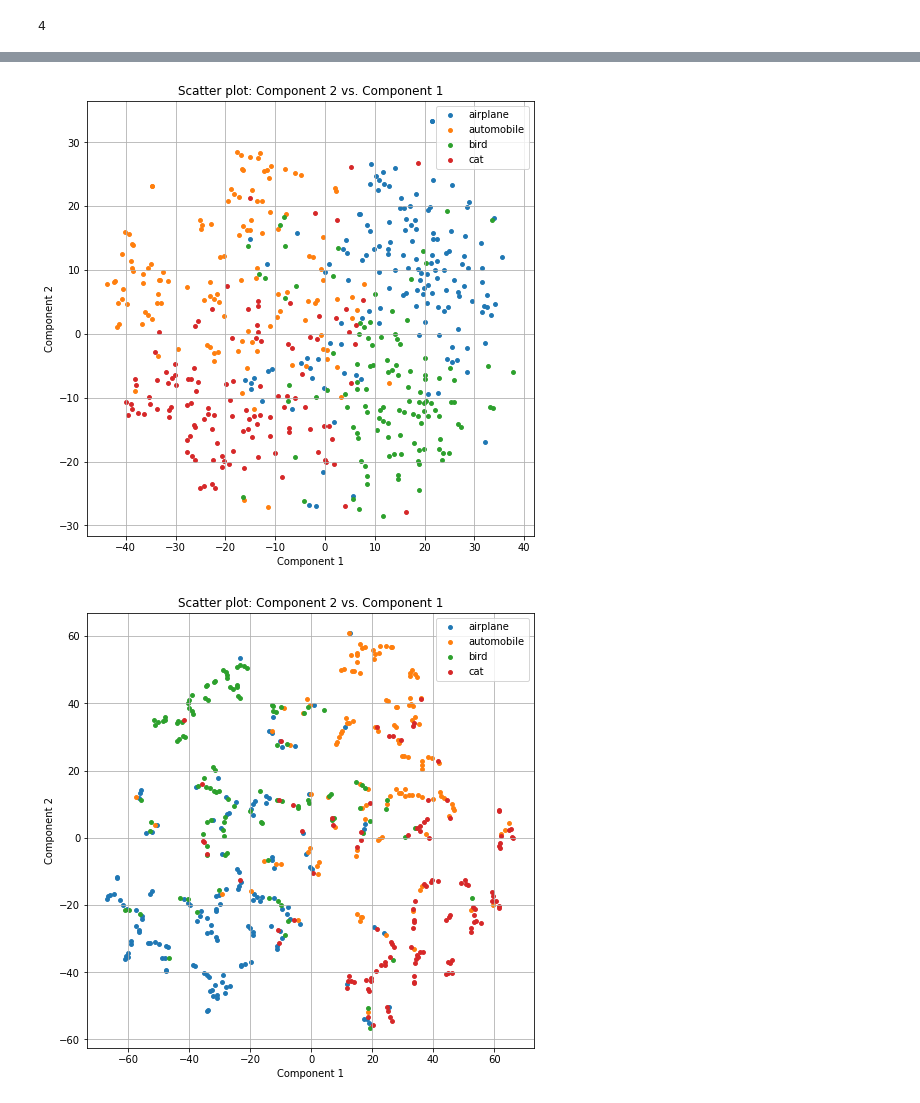
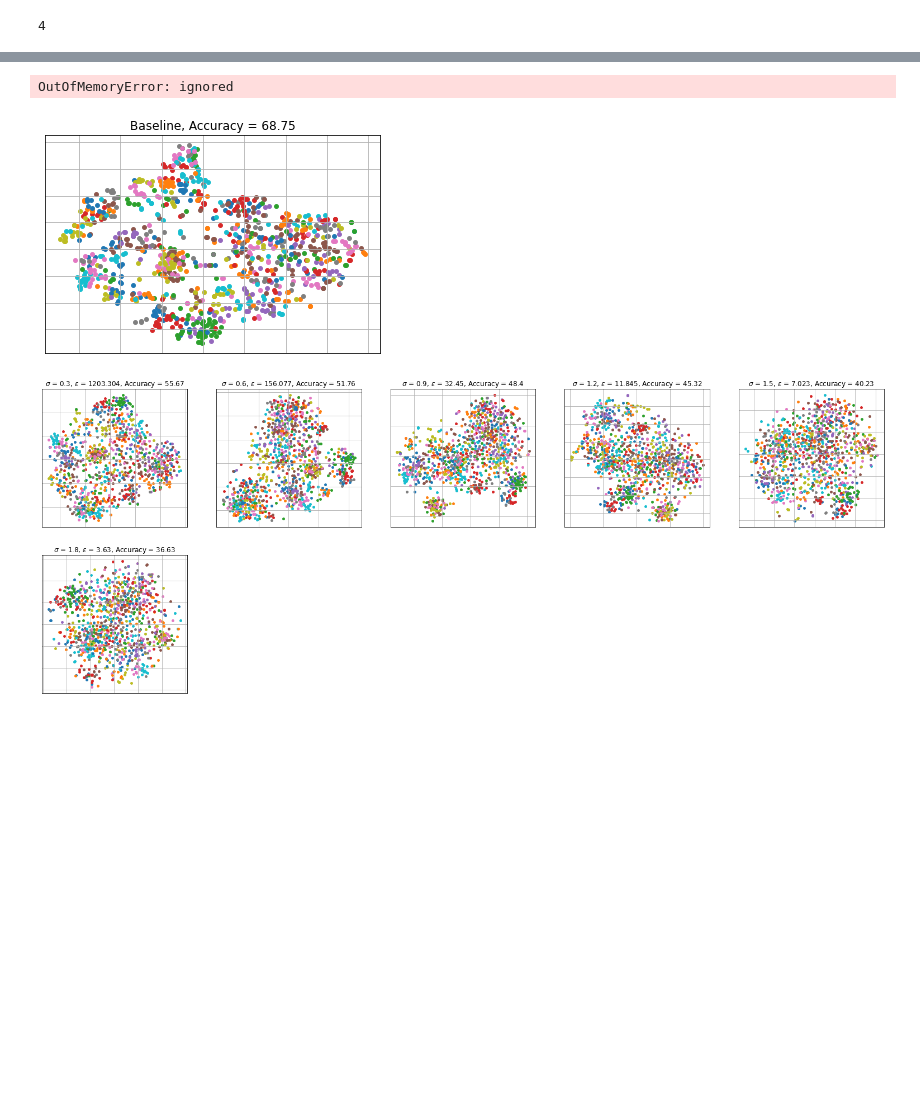
Before and after one commit to buffalo33/bayesian-privacy, a Jupyter notebook: cifar10_experiments.ipynb, the cells around one changed output, grey strips where cells are left out. Drawn from its saved outputs; the diff is of its cells as text; code cells hidden in the pictures; blank space fills up the shorter version.

```diff
--- a/cifar10_experiments.ipynb
+++ b/cifar10_experiments.ipynb
@@ -517,16 +721,30 @@ classNetS = netS.classifier[:-3]
-# %%
-from sklearn.manifold import TSNE
-
-for x, y in trainloader:
-    features = convNetS(x.to(device)).view(opt.batch_size, -1)
-    X_embedded = TSNE(n_components=2, perplexity=5).fit_transform(features.cpu().detach().numpy())
-    make_scatterplot(X_embedded, y.flatten(), class_definition=class_definition)
-
-
-    features = netS(x.to(device)).view(opt.batch_size, -1)
-    X_embedded = TSNE(n_components=2, perplexity=5).fit_transform(features.cpu().detach().numpy() )
-    make_scatterplot(X_embedded, y.flatten(), class_definition=class_definition)
-    break
-# %% [output]
-[figure, removed]
-[figure, removed]
+# %%
+from sklearn.manifold import TSNE
+from sklearn.decomposition import PCA, KernelPCA, IncrementalPCA, SparsePCA
+title = [f'$\sigma$ = {np.round(0.3*(i+1), 1)}, $\epsilon$ = {np.round(epsilons[i], 3)}, Accuracy = {accuracies[i]}' for i in range(10)]
+
+gc.collect()
+torch.cuda.empty_cache()
+
+for i, (x, y) in enumerate(trainloader):
+
+    netS['bl'] = netS['bl'].to(device)
+    features = netS['bl'](x.to(device)).view(opt.batch_size, -1).cpu().detach().numpy()
+    pca = TSNE(n_components=2)
+    X_bl = pca.fit_transform(features)
+    make_scatterplot(X_bl, y.flatten(), class_definition=class_definition, title=f"Baseline, Accuracy = {netS['bl'].acc}")
+
+    plt.figure(figsize=(len(netS)*5//2, 10))
+    for i, (account, net) in enumerate(netS.items()):
+        if account!='bl':
+            net = net.to(device)
+            features = net(x.to(device)).view(opt.batch_size, -1).cpu().detach().numpy()
+            X = pca.fit_transform(features)
+            plt.subplot(2, len(netS)//2, i+1)
+            make_scatterplot(X, y.flatten(), class_definition=class_definition, title=title[i])
+    plt.show()
+    break
+# %% [output]
+OutOfMemoryError: ignored
+[figure, added]
+[figure, added]
```
Also changed, not shown: parts of 17 cells of this notebook, 2 other files.
